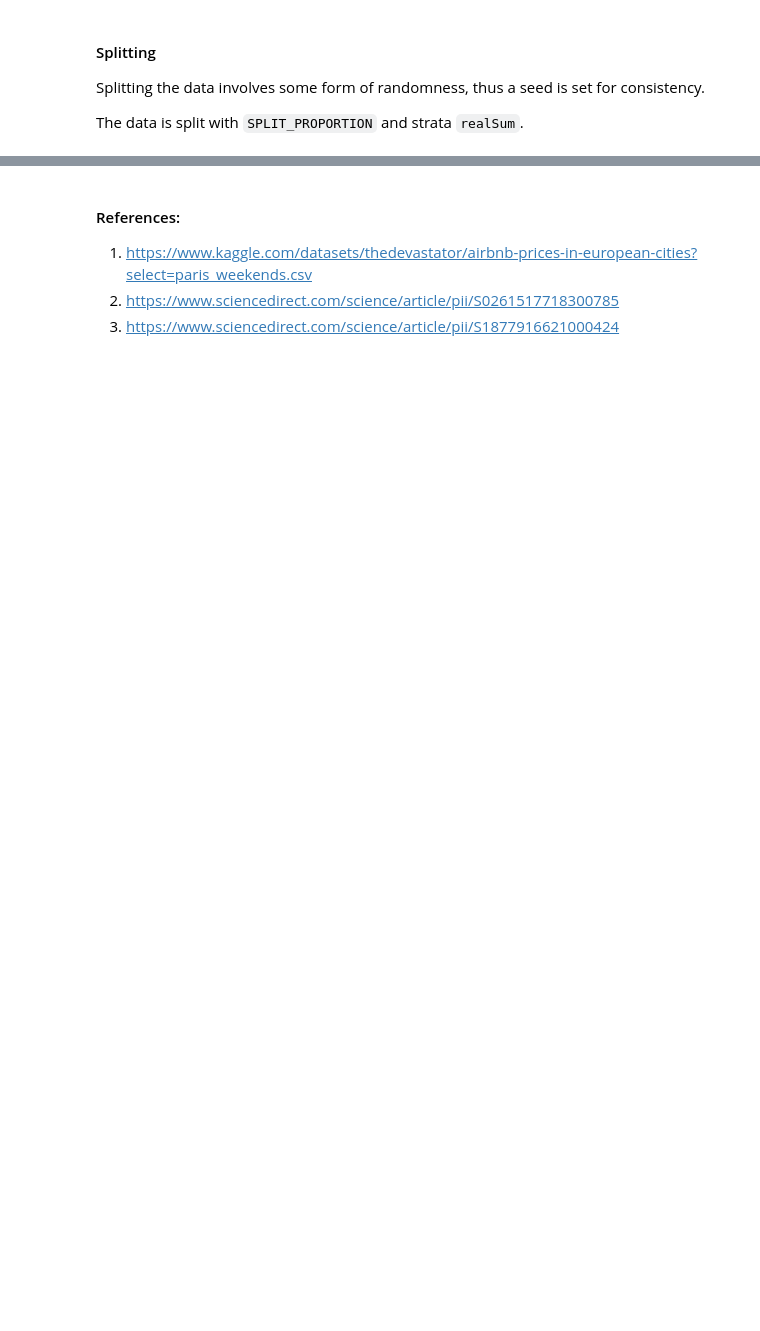
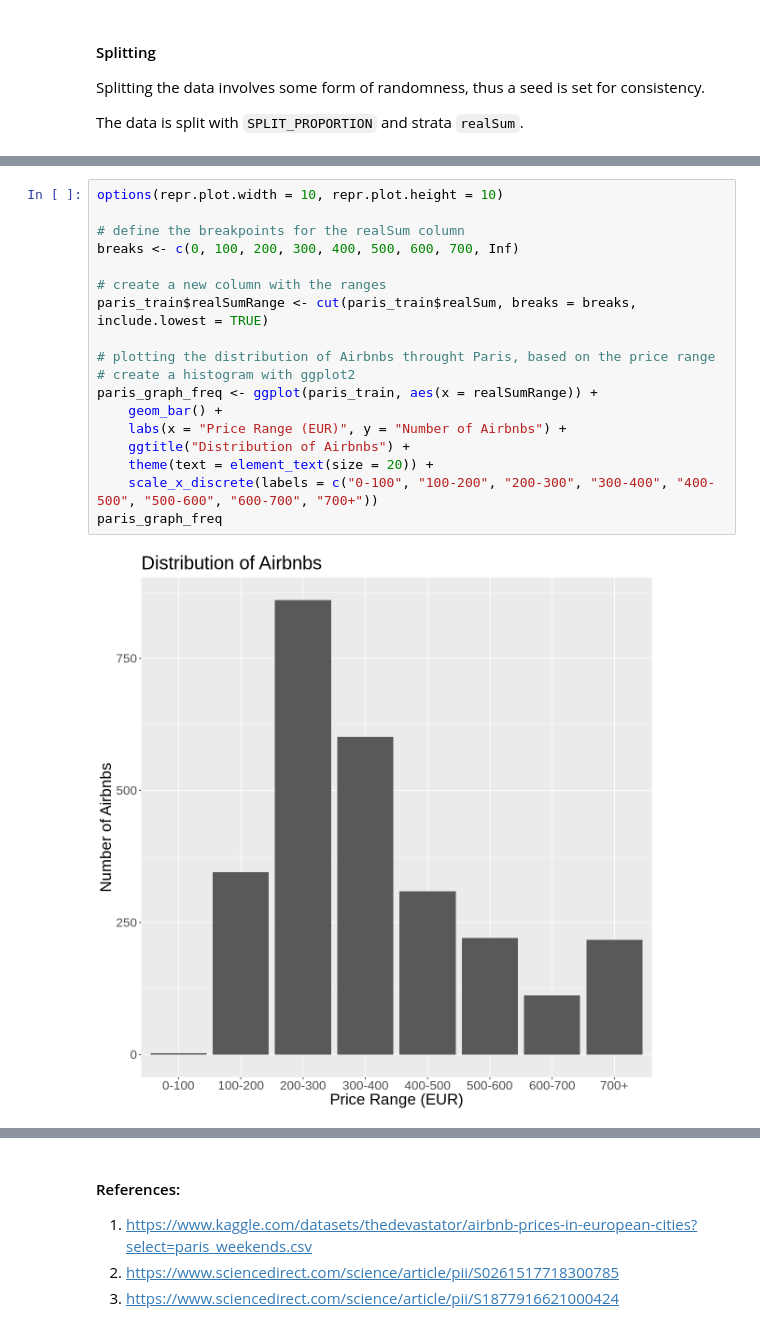
Before and after one commit to kairavv/dsci-100-2022w2-group-17, a Jupyter notebook: project_proposal.ipynb, the cells around one changed output, grey strips where cells are left out. Drawn from its saved outputs; the diff is of its cells as text; blank space fills up the shorter version.

```diff
--- a/project_proposal.ipynb
+++ b/project_proposal.ipynb
@@ -322,0 +190,20 @@ These impacts lead to two questions: 1. This impact allows us to question what b
+# %%
+options(repr.plot.width = 10, repr.plot.height = 10)
+
+# define the breakpoints for the realSum column
+breaks <- c(0, 100, 200, 300, 400, 500, 600, 700, Inf)
+
+# create a new column with the ranges
+paris_train$realSumRange <- cut(paris_train$realSum, breaks = breaks, include.lowest = TRUE)
+
+# plotting the distribution of Airbnbs throught Paris, based on the price range
+# create a histogram with ggplot2
+paris_graph_freq <- ggplot(paris_train, aes(x = realSumRange)) +
+    geom_bar() +
+    labs(x = "Price Range (EUR)", y = "Number of Airbnbs") +
+    ggtitle("Distribution of Airbnbs") +
+    theme(text = element_text(size = 20)) +
+    scale_x_discrete(labels = c("0-100", "100-200", "200-300", "300-400", "400-500", "500-600", "600-700", "700+"))
+paris_graph_freq
+# %% [output]
+[figure, added]
```
Also changed, not shown: parts of 30 cells of this notebook.
